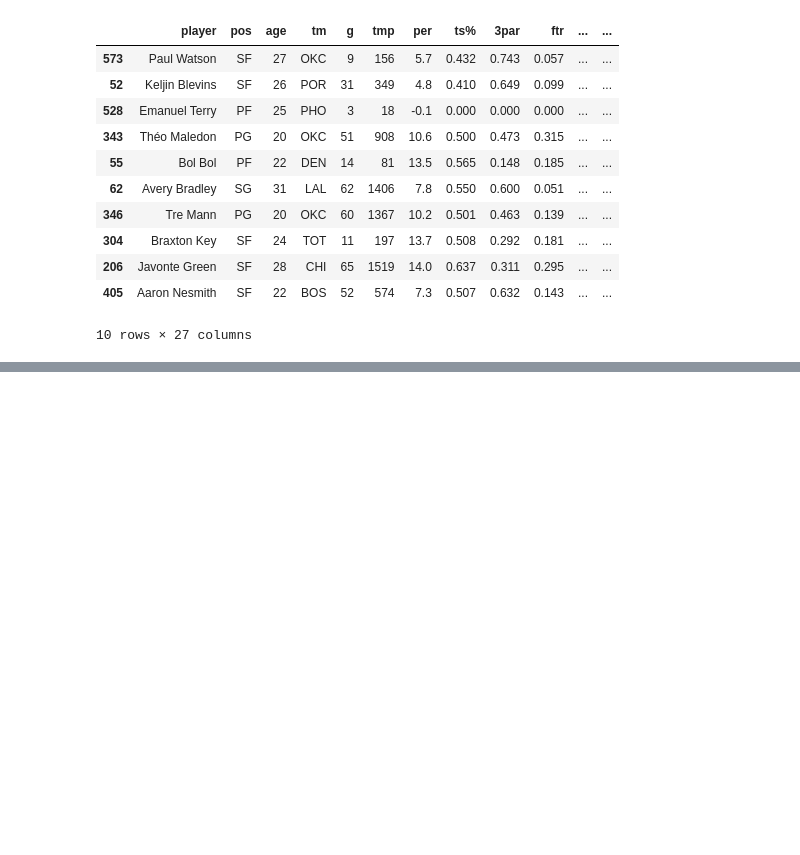
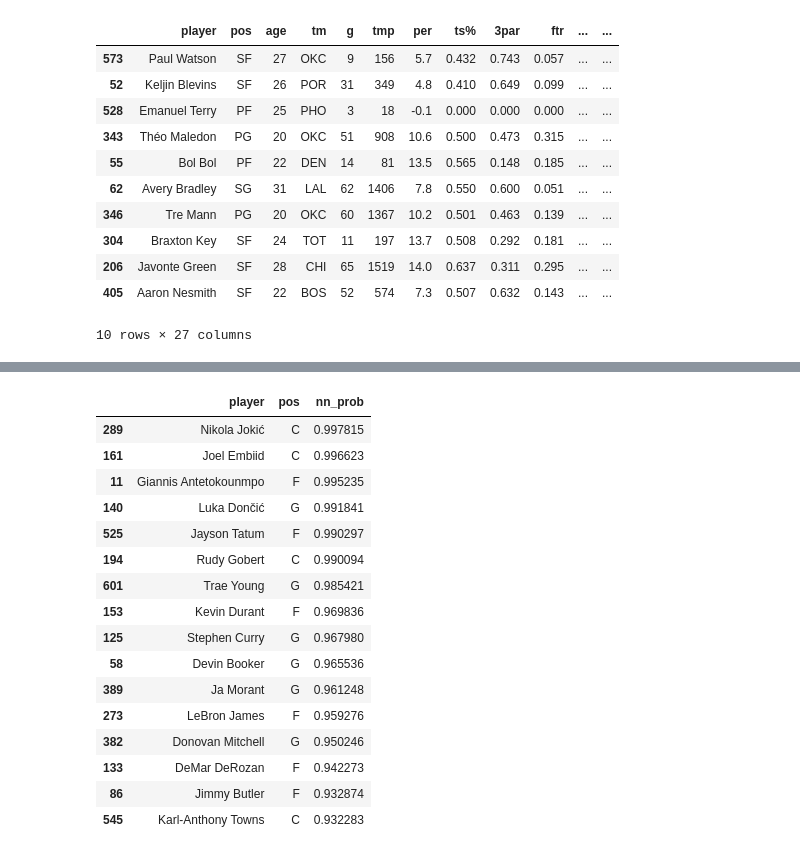
Before and after one commit to dennisjooo/All-NBA-Predictor, a Jupyter notebook: Final Project.ipynb, the cells around one changed output, grey strips where cells are left out. Cells and saved outputs as stored; diff of their text form; code cells hidden in the pictures; blank space fills up the shorter version.

Commit message:
Added some analysis to the test result.

```diff
--- a/Final Project.ipynb
+++ b/Final Project.ipynb
@@ -757,0 +749,21 @@ select_all_nba(test, 'nn_prob')
+# %%
+# Menunjukkan pemain yang memiliki probabilitas lebih besar dari threshold
+test.loc[test['nn_prob'] > nn_threshold, ['player', 'pos', 'nn_prob']].sort_values(by = 'nn_prob', ascending = False)
+# %% [output]
+|  | player | pos | nn_prob |
+| 289 | Nikola Jokić | C | 0.997815 |
+| 161 | Joel Embiid | C | 0.996623 |
+| 11 | Giannis Antetokounmpo | F | 0.995235 |
+| 140 | Luka Dončić | G | 0.991841 |
+| 525 | Jayson Tatum | F | 0.990297 |
+| 194 | Rudy Gobert | C | 0.990094 |
+| 601 | Trae Young | G | 0.985421 |
+| 153 | Kevin Durant | F | 0.969836 |
+| 125 | Stephen Curry | G | 0.967980 |
+| 58 | Devin Booker | G | 0.965536 |
+| 389 | Ja Morant | G | 0.961248 |
+| 273 | LeBron James | F | 0.959276 |
+| 382 | Donovan Mitchell | G | 0.950246 |
+| 133 | DeMar DeRozan | F | 0.942273 |
+| 86 | Jimmy Butler | F | 0.932874 |
+| 545 | Karl-Anthony Towns | C | 0.932283 |
```
Also changed, not shown: parts of 5 cells of this notebook.
